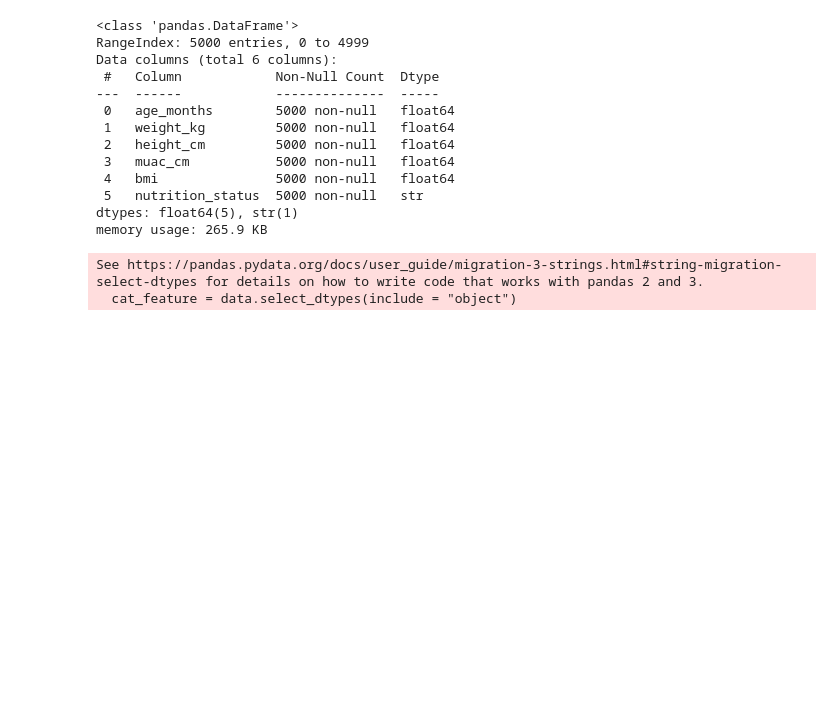
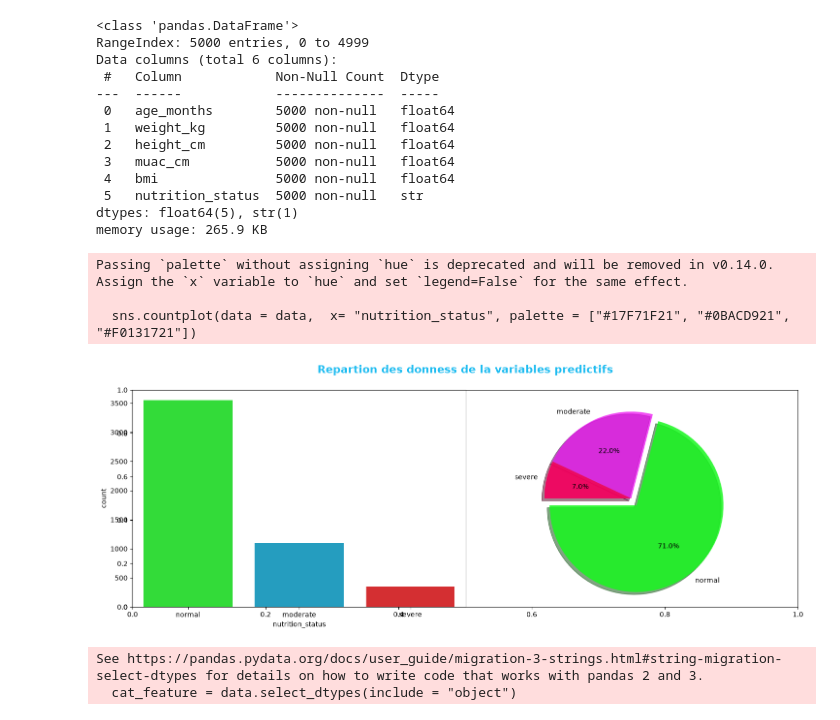
Before and after one commit to SAKPANI/Datasets, a Jupyter notebook: nutri.ipynb, the cells around one changed output. Saved outputs shown, nothing was run; the diff lists cells and outputs as text; code cells hidden in the pictures; blank space fills up the shorter version.

```diff
--- a/nutri.ipynb
+++ b/nutri.ipynb
@@ -55,3 +57,26 @@ Data columns (total 6 columns):
  5   nutrition_status  5000 non-null   str
 dtypes: float64(5), str(1)
 memory usage: 265.9 KB
+# %%
+plt.figure(figsize = (15,6))
+plt.title("Repartion des donness de la variables predictifs\n",weight = "bold", size = 16, c = "#0DB7F0EE")
+plt.subplot(1,2,1)
+sns.countplot(data = data,  x= "nutrition_status", palette = ["#17F71F21", "#0BACD921", "#F0131721"])
+plt.subplot(1,2,2)
+comptage = data["nutrition_status"].value_counts()
+plt.pie(
+    x = comptage,
+    labels= comptage.index,
+    autopct= "%1.1f%%",
+    startangle= 180, #Faire tourner le cercle de 180 degre
+    colors= ["#17F71ED9", "#EC0DF0BA", "#F4005EEA"],
+    shadow=  True,  #Position 3d
+    explode= (0.1, 0,0) #Decoupe lapartie 1
+)
+plt.tight_layout()
+plt.show()
+# %% [output]
+Passing `palette` without assigning `hue` is deprecated and will be removed in v0.14.0. Assign the `x` variable to `hue` and set `legend=False` for the same effect.
+
+  sns.countplot(data = data,  x= "nutrition_status", palette = ["#17F71F21", "#0BACD921", "#F0131721"])
+[figure, added]
```
Also changed, not shown: parts of 44 cells of this notebook.
